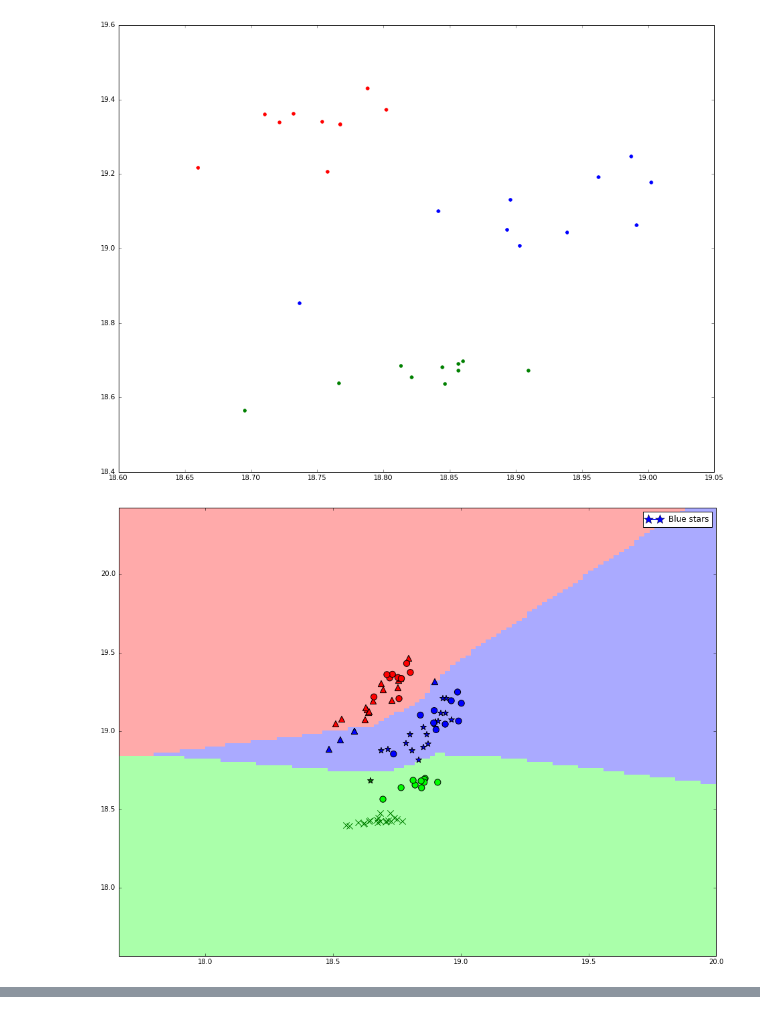
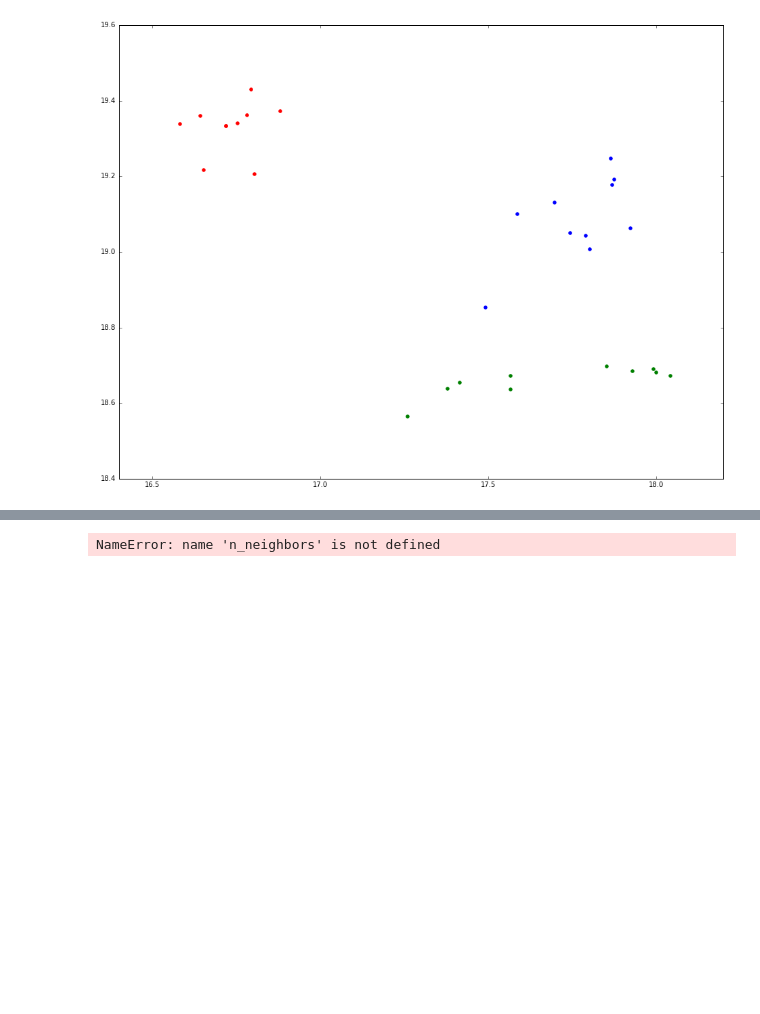
Before and after one commit to rowankyp/sps, a Jupyter notebook: cw2.ipynb, the cells around one changed output, grey strips where cells are left out. Cells and saved outputs as stored; diff of their text form; code cells hidden in the pictures; blank space fills up the shorter version.

```diff
--- a/cw2.ipynb
+++ b/cw2.ipynb
@@ -64,9 +64,9 @@ Ss = loadFiles( 'characters/S', '.gif', 1, 10 )
 Ts = loadFiles( 'characters/T', '.gif', 1, 10 )
 Vs = loadFiles( 'characters/V', '.gif', 1, 10 )
 
-testSs = loadFiles( 'testChars/tS', '.gif', 1, 20  )
-testTs = loadFiles( 'testChars/tT', '.gif', 1, 20 )
-testVs = loadFiles( 'testChars/tV', '.gif', 1, 20  )
+testSs = loadFiles( 'testChars/tS', '.gif', 1, 10  )
+testTs = loadFiles( 'testChars/tT', '.gif', 1, 10 )
+testVs = loadFiles( 'testChars/tV', '.gif', 1, 10  )
 
 def plotFT(f):
     f_f = np.array(f, dtype=float)
@@ -118,9 +118,16 @@ def plotMasks(fts, letter):
     fig1 = plt.figure()
     ax1  = fig1.add_subplot( 111 )
     ax1.add_patch(mpatches.Rectangle(
-    (260, 170),   # (x,y)
-    50,          # width
-    30,          # height
+    (250, 150),   # (x,y)
+    60,          # width
+    40,          # height
+    alpha=0.5
+    )
+    )
+    ax1.add_patch(mpatches.Rectangle(
+    (315, 0),   # (x,y)
+    10,          # width
+    400,          # height
     alpha=0.5
     )
     )
@@ -130,9 +137,7 @@ def plotMasks(fts, letter):
     plt.show()
 
 
-# print(Ts)
-# print(Ss)
-# print(Vs)
+
 superImposeAndPlot(getFTs(Ts),"t")
 superImposeAndPlot(getFTs(Ss),"s")
 superImposeAndPlot(getFTs(Vs),"v")
@@ -145,8 +150,8 @@ plotMasks(getFTs(Ts),"t");
 # %%
 def box(mag):
-    xmin = 260
+    xmin = 250
     xmax = 310
-    ymin = 160
+    ymin = 150
     ymax = 190
 
     threshold = np.amax(mag)
@@ -323,9 +328,9 @@ def plotTestDataDecisions(X, y, n_neighbours):
     t_y2 = getBarFeatureVals(fourierTestV)
     t_y3 = getBarFeatureVals(fourierTestS)
 
-    t = composeTestArray(t_x1, t_y1,20)
-    v = composeTestArray(t_x2, t_y2,20)
-    s = composeTestArray(t_x3, t_y3,20)
+    t = composeTestArray(t_x1, t_y1,10)
+    v = composeTestArray(t_x2, t_y2,10)
+    s = composeTestArray(t_x3, t_y3,10)
 
 
     h = .02  # step size in the mesh
@@ -338,7 +343,7 @@ def plotTestDataDecisions(X, y, n_neighbours):
 
     for weights in ['uniform', 'distance']:
         # we create an instance of Neighbours Classifier and fit the data.
-        clf = neighbors.KNeighborsClassifier(n_neighbors, weights=weights)
+        clf = neighbors.KNeighborsClassifier(1, weights=weights)
         clf.fit(X, y)
 
         # Plot the decision boundary. For that, we will assign a color to each
@@ -451,33 +456,34 @@ def circleCluster(fourierT, fourierV, fourierS):
 #     t_x1 = getSectorFeatureVals(fourierTestT)
 #     t_x2 = getSectorFeatureVals(fourierTestV)
 #     t_x3 = getSectorFeatureVals(fourierTestS)
 
 #     t_y1 = getBarFeatureVals(fourierTestT)
 #     t_y2 = getBarFeatureVals(fourierTestV)
 #     t_y3 = getBarFeatureVals(fourierTestS)
 
 
     fig1 = plt.figure()
     ax1  = fig1.add_subplot( 111 )
     plt.scatter(x1, y1, color="r")
     plt.scatter(x2, y2, color="g")
     plt.scatter(x3, y3, color="b")
 
 #     plt.scatter(t_x1,t_y1, color="c")
 #     plt.scatter(t_x2,t_y2, color="y")
 #     plt.scatter(t_x3,t_y3, color="k")
 
     plt.show()
 
     X = composeArray(x1,x2,x3,y1,y2,y3)
     y = np.array([0,0,0,0,0,0,0,0,0,0,1,1,1,1,1,1,1,1,1,1,2,2,2,2,2,2,2,2,2,2])
     plotTestDataDecisions(X,y,1)
 
 
 
-
+fourierT = getFTs(Ts)
+fourierV = getFTs(Vs)
+fourierS = getFTs(Ss)
 
 circleCluster(fourierT, fourierV, fourierS)
 # %% [output]
-[figure, old version]
+[figure, new version]
-[figure, removed]
@@ -485,3 +490,4 @@ circleCluster(fourierT, fourierV, fourierS)
+NameError: name 'n_neighbors' is not defined
 # %%
 
 
```
Also changed, not shown: parts of 2 cells of this notebook.
